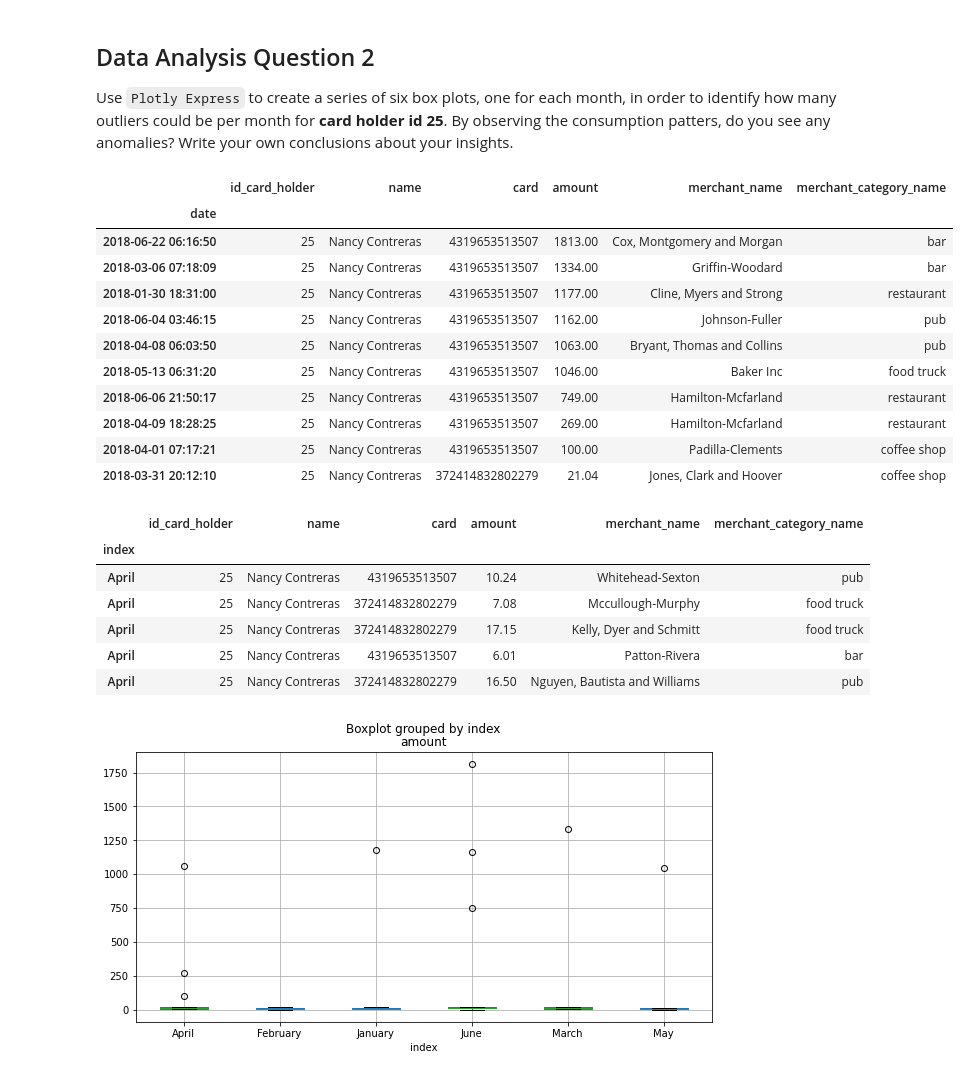
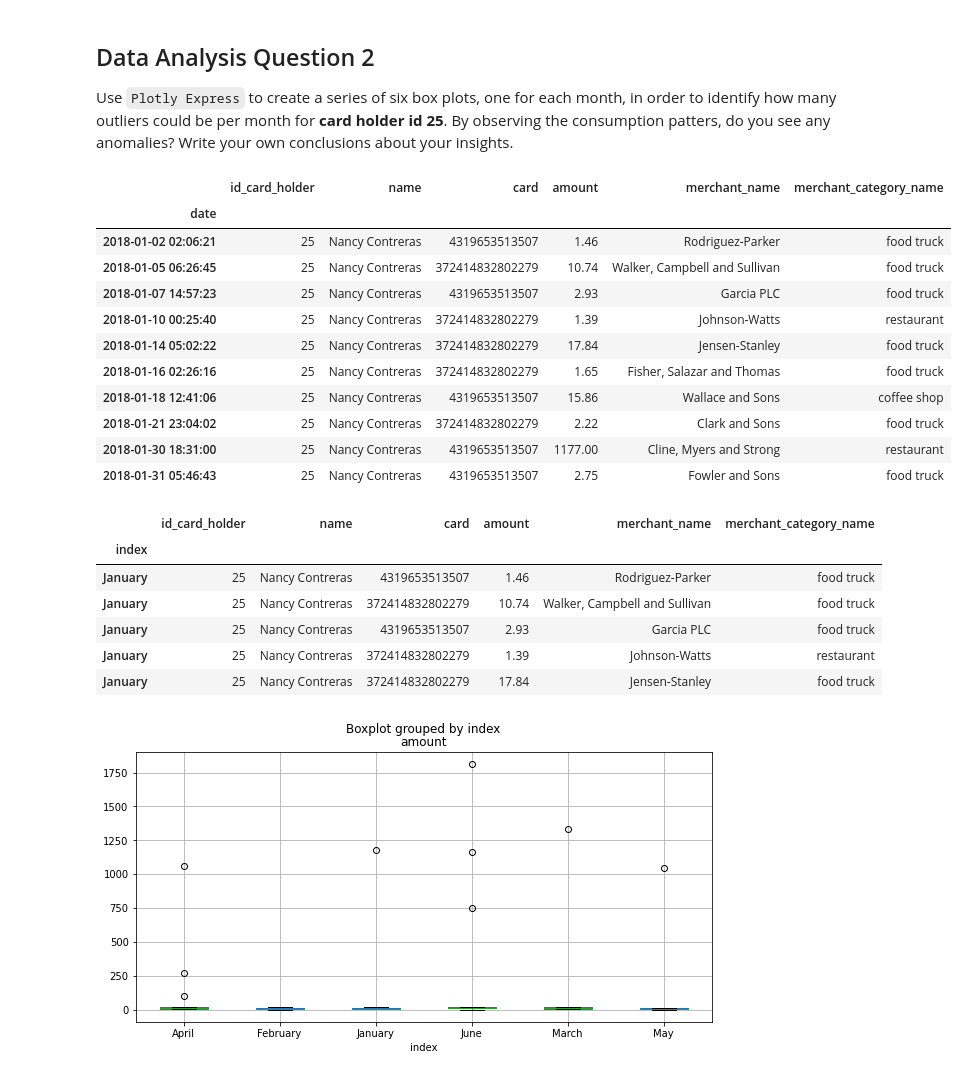
Before and after one commit to dbogatic/SQL-homework, a Jupyter notebook: visual_data_analysis.ipynb, the cells around one changed output. Drawn from its saved outputs; the diff is of its cells as text; code cells hidden in the pictures.

```diff
--- a/visual_data_analysis.ipynb
+++ b/visual_data_analysis.ipynb
@@ -135,29 +135,29 @@ card_holder_transaction_comparison_plot
 # %%
 # loading data of daily transactions from jan to jun 2018 for card holder 25
 
 fraud_detection_df
 fraud_detection_df.reset_index(inplace=True)
 fraud_detection_df.set_index("id_card_holder", inplace=True)
 third_card_holder_df = fraud_detection_df.loc[25]
 third_card_holder_df.reset_index(inplace=True)
 third_card_holder_df.set_index("date", inplace=True)
 third_card_holder_df.sort_index(ascending=True, inplace=True)
 third_card_holder_suspicious_trans = third_card_holder_df.iloc[0:68]
-third_card_holder_suspicious_trans.sort_values("amount", inplace=True, ascending=False)
+third_card_holder_suspicious_trans.sort_index(inplace=True, ascending=True)
 third_card_holder_suspicious_trans.head(10)
 # %% [output]
 |  | id_card_holder | name | card | amount | merchant_name | merchant_category_name |
 | date |  |  |  |  |  |  |
-| 2018-06-22 06:16:50 | 25 | Nancy Contreras | 4319653513507 | 1813.00 | Cox, Montgomery and Morgan | bar |
-| 2018-03-06 07:18:09 | 25 | Nancy Contreras | 4319653513507 | 1334.00 | Griffin-Woodard | bar |
+| 2018-01-02 02:06:21 | 25 | Nancy Contreras | 4319653513507 | 1.46 | Rodriguez-Parker | food truck |
+| 2018-01-05 06:26:45 | 25 | Nancy Contreras | 372414832802279 | 10.74 | Walker, Campbell and Sullivan | food truck |
+| 2018-01-07 14:57:23 | 25 | Nancy Contreras | 4319653513507 | 2.93 | Garcia PLC | food truck |
+| 2018-01-10 00:25:40 | 25 | Nancy Contreras | 372414832802279 | 1.39 | Johnson-Watts | restaurant |
+| 2018-01-14 05:02:22 | 25 | Nancy Contreras | 372414832802279 | 17.84 | Jensen-Stanley | food truck |
+| 2018-01-16 02:26:16 | 25 | Nancy Contreras | 372414832802279 | 1.65 | Fisher, Salazar and Thomas | food truck |
+| 2018-01-18 12:41:06 | 25 | Nancy Contreras | 4319653513507 | 15.86 | Wallace and Sons | coffee shop |
+| 2018-01-21 23:04:02 | 25 | Nancy Contreras | 372414832802279 | 2.22 | Clark and Sons | food truck |
 | 2018-01-30 18:31:00 | 25 | Nancy Contreras | 4319653513507 | 1177.00 | Cline, Myers and Strong | restaurant |
-| 2018-06-04 03:46:15 | 25 | Nancy Contreras | 4319653513507 | 1162.00 | Johnson-Fuller | pub |
-| 2018-04-08 06:03:50 | 25 | Nancy Contreras | 4319653513507 | 1063.00 | Bryant, Thomas and Collins | pub |
-| 2018-05-13 06:31:20 | 25 | Nancy Contreras | 4319653513507 | 1046.00 | Baker Inc | food truck |
-| 2018-06-06 21:50:17 | 25 | Nancy Contreras | 4319653513507 | 749.00 | Hamilton-Mcfarland | restaurant |
-| 2018-04-09 18:28:25 | 25 | Nancy Contreras | 4319653513507 | 269.00 | Hamilton-Mcfarland | restaurant |
-| 2018-04-01 07:17:21 | 25 | Nancy Contreras | 4319653513507 | 100.00 | Padilla-Clements | coffee shop |
-| 2018-03-31 20:12:10 | 25 | Nancy Contreras | 372414832802279 | 21.04 | Jones, Clark and Hoover | coffee shop |
+| 2018-01-31 05:46:43 | 25 | Nancy Contreras | 4319653513507 | 2.75 | Fowler and Sons | food truck |
 # %%
 # change the numeric month to month names
 third_card_holder_suspicious_trans.reset_index(inplace=True)
@@ -165,16 +165,15 @@ third_card_holder_suspicious_trans.set_index("date", inplace=True)
 third_card_holder_suspicious_trans.index = third_card_holder_suspicious_trans.index.strftime('%B')
 third_card_holder_suspicious_trans.reset_index(inplace=True)
 third_card_holder_suspicious_trans.set_index("index", inplace=True)
-third_card_holder_suspicious_trans.sort_index(inplace=True)
 third_card_holder_suspicious_trans.head()
 # %% [output]
 |  | id_card_holder | name | card | amount | merchant_name | merchant_category_name |
 | index |  |  |  |  |  |  |
-| April | 25 | Nancy Contreras | 4319653513507 | 10.24 | Whitehead-Sexton | pub |
-| April | 25 | Nancy Contreras | 372414832802279 | 7.08 | Mccullough-Murphy | food truck |
-| April | 25 | Nancy Contreras | 372414832802279 | 17.15 | Kelly, Dyer and Schmitt | food truck |
-| April | 25 | Nancy Contreras | 4319653513507 | 6.01 | Patton-Rivera | bar |
-| April | 25 | Nancy Contreras | 372414832802279 | 16.50 | Nguyen, Bautista and Williams | pub |
+| January | 25 | Nancy Contreras | 4319653513507 | 1.46 | Rodriguez-Parker | food truck |
+| January | 25 | Nancy Contreras | 372414832802279 | 10.74 | Walker, Campbell and Sullivan | food truck |
+| January | 25 | Nancy Contreras | 4319653513507 | 2.93 | Garcia PLC | food truck |
+| January | 25 | Nancy Contreras | 372414832802279 | 1.39 | Johnson-Watts | restaurant |
+| January | 25 | Nancy Contreras | 372414832802279 | 17.84 | Jensen-Stanley | food truck |
 # %%
 # creating the six box plots using plotly express
 
```
